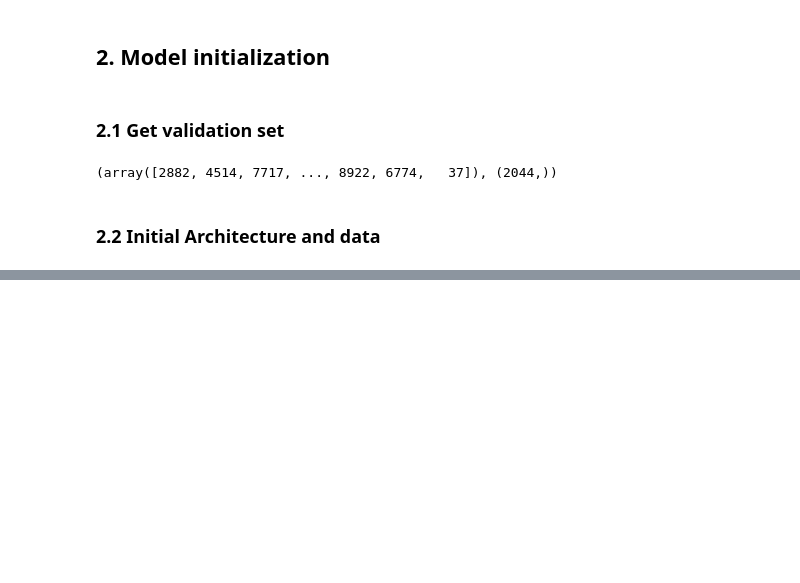
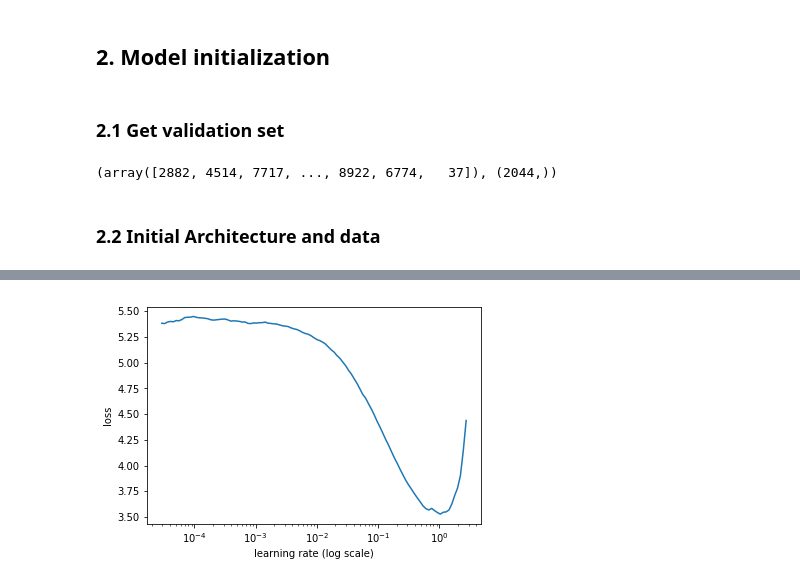
Before and after one commit to zjgpf/DogBreed, a Jupyter notebook: DogBreed_v1.ipynb, the cells around one changed output, grey strips where cells are left out. Cells and saved outputs as stored; diff of their text form; code cells hidden in the pictures; blank space fills up the shorter version.

```diff
--- a/DogBreed_v1.ipynb
+++ b/DogBreed_v1.ipynb
@@ -197,6 +197,6 @@ def get_data(sz,bs):
     data = ImageClassifierData.from_csv(PATH,'train',label_csv,tfms = tfms, val_idxs=val_idxs,suffix='.jpg',test_name = 'test',num_workers=2,
                                        bs = bs)
     return data
-get_data(sz,bs)
+data = get_data(sz,bs)
 data.val_y,data.val_y.shape,data.classes[:5]
 # %% [output]
@@ -207,3 +207,5 @@ data.val_y,data.val_y.shape,data.classes[:5]
   'african_hunting_dog',
   'airedale',
   'american_staffordshire_terrier'])
+# %%
+learn = ConvLearner.pretrained(arch,data)
@@ -209,0 +219,4 @@ data.val_y,data.val_y.shape,data.classes[:5]
+# %%
+learn.sched.plot()
+# %% [output]
+[figure, added]
```
Also changed, not shown: parts of 26 cells of this notebook.
